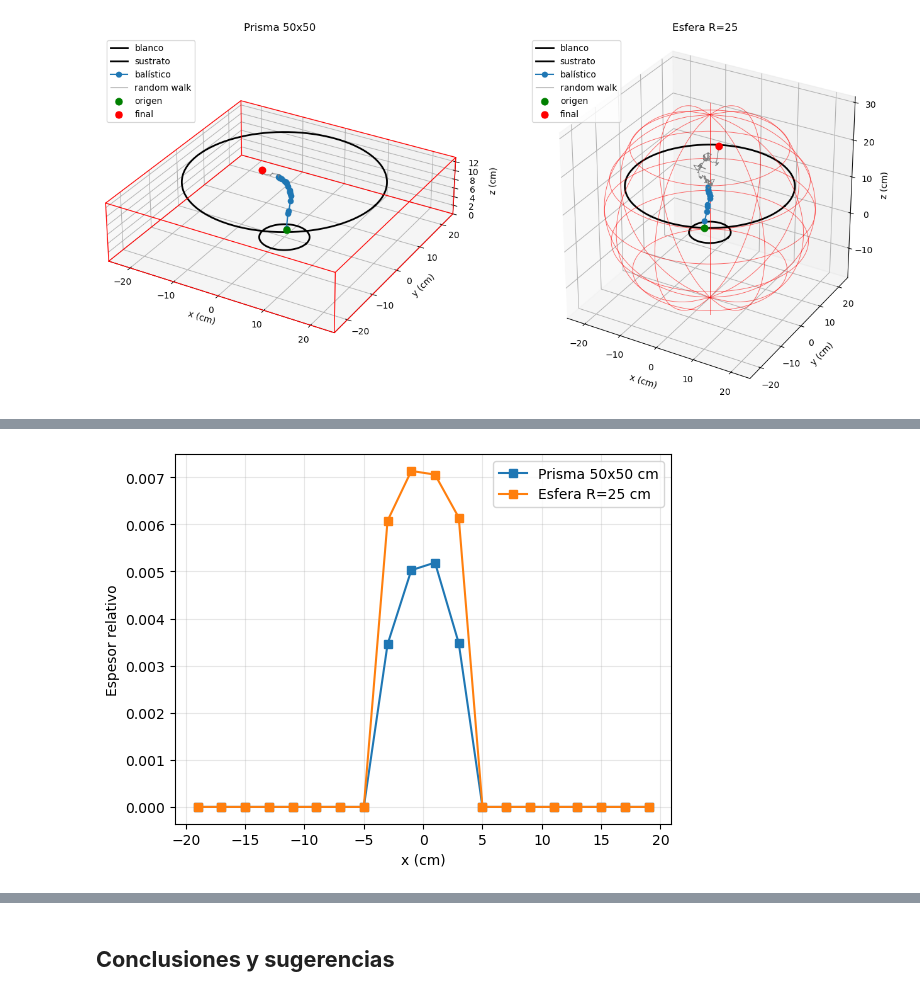
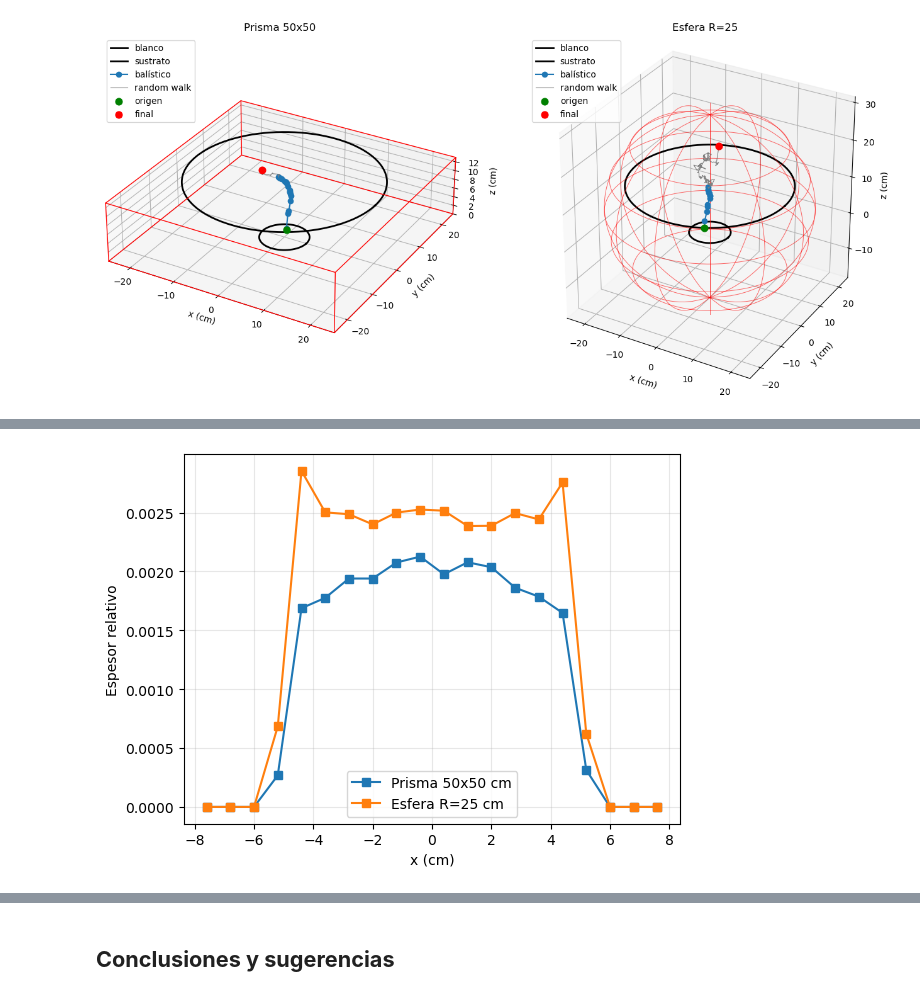
Before and after one commit to alexsandive/Monte-Carlo-Sputtering-Simulation_Proyecto-FS0200, a Jupyter notebook: Proyecto_AlexanderSancho.ipynb, the cells around one changed output, grey strips where cells are left out. Drawn from its saved outputs; the diff is of its cells as text; code cells hidden in the pictures.

Commit message:
Finalización del análisis de resultados.

```diff
--- a/Proyecto_AlexanderSancho.ipynb
+++ b/Proyecto_AlexanderSancho.ipynb
@@ -1091,14 +1091,6 @@ plt.ylabel('y (cm)')
 plt.title('Impactos sobre el sustrato')
 plt.colorbar(label='partículas')
 plt.show()
-
-y0 = 0.0          # cm
-ancho = 0.3       # cm, grosor total de la franja
-
-en_franja = np.abs(y - y0) < ancho/2
-x_en_y0 = x[en_franja]
-plt.hist(x_en_y0, bins=50, range=[-R_sustrato, R_sustrato], density = True)
-plt.show()
 # %% [output]
 Depositadas en el sustrato: 152876 de 500000 (30.58%)
 Perdidas: 347124
@@ -1322,7 +1319,7 @@ plt.show()
 # %%
 presion = 20 #mTorr
 N = int(5e5)
-R_sust = 3.5   # cm
+R_sust = 5   # cm
 
 prisma = partial(chequear_fronteras_prisma, R_sustrato=R_sust)
 esfera = partial(chequear_fronteras_esfera, R_camara=25, R_sustrato=R_sust)
@@ -1334,10 +1331,10 @@ resultados_geometria_pequeno = {
                             chequear_fronteras=esfera),
 }
 # %%
-graficar_perfiles(resultados_geometria_pequeno, "cm")
+graficar_perfiles(resultados_geometria_pequeno, "cm", R=8)
 plt.show()
 # %% [output]
-[figure, old version]
+[figure, new version]
 # %%
 dist = resultados_geometria_pequeno["Prisma 50x50"]["dist"]
 
```
Also changed, not shown: parts of 7 cells of this notebook.
